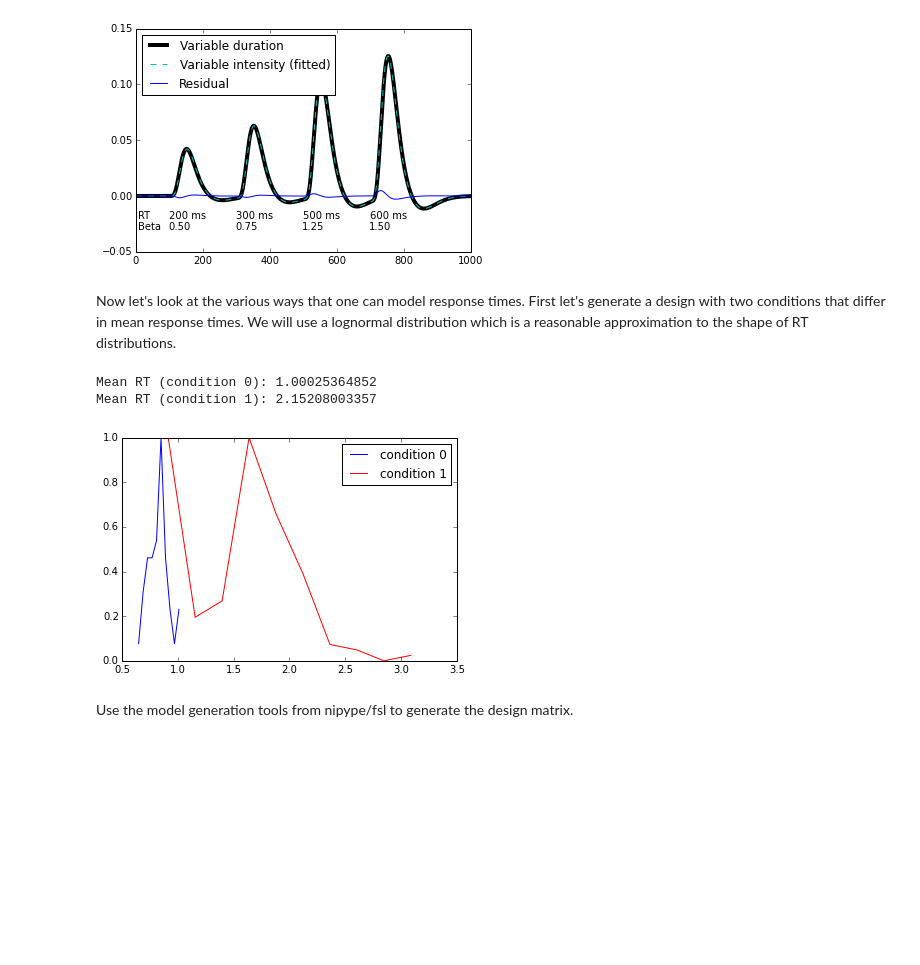
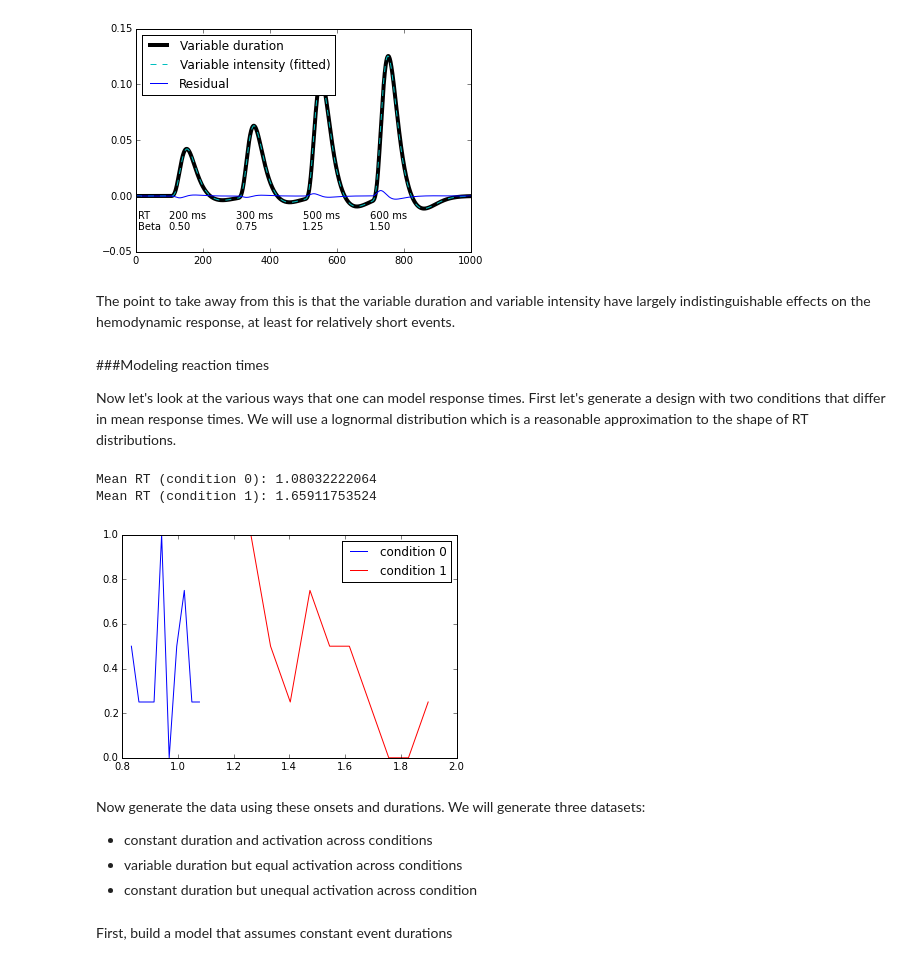
Before and after one commit to poldrack/fmri-analysis-vm, a Jupyter notebook: analysis/RTmodeling/RTmodeling.ipynb, the cells around one changed output. Drawn from its saved outputs; the diff is of its cells as text; code cells hidden in the pictures; blank space fills up the shorter version.

Commit message:
added modeling examples, working version

```diff
--- a/analysis/RTmodeling/RTmodeling.ipynb
+++ b/analysis/RTmodeling/RTmodeling.ipynb
@@ -80,38 +80,46 @@ plt.legend(['Variable duration','Variable intensity (fitted)','Residual'],
 # %% [output]
 <matplotlib.legend.Legend at 0x...>
 [figure]
+# %% [markdown]
+The point to take away from this is that the variable duration and variable intensity have largely indistinguishable effects on the hemodynamic response, at least for relatively short events.
 # %% [markdown]
+###Modeling reaction times
+
 Now let's look at the various ways that one can model response times. First let's generate a design with two conditions that differ in mean response times. We will use a lognormal distribution which is a reasonable approximation to the shape of RT distributions.
 # %%
 diff=0.5 # difference in RT across conditions
-ntrials=100 #  trials per condition
+ntrials=32 #  trials per condition
 condition=numpy.zeros(ntrials)
 condition[ntrials/2:]=1
-rt=numpy.hstack((numpy.random.lognormal(0.0,0.2,ntrials),
-                numpy.random.lognormal(diff,0.2,ntrials)))
+rt=numpy.zeros(len(condition))
+rt[condition==0]=numpy.random.lognormal(0.0,0.2,ntrials/2)
+rt[condition==1]=numpy.random.lognormal(diff,0.2,ntrials/2)
+
 #rt[:ntrials/2]+=rtdiff
-h1=numpy.histogram(rt[:ntrials/2])
+h1=numpy.histogram(rt[condition==0])
 plt.plot((h1[1][1:]+h1[1][:1])/2.0,h1[0]/float(numpy.max(h1[0])))
-h2=numpy.histogram(rt[ntrials/2:])
+h2=numpy.histogram(rt[condition==1])
 plt.plot((h2[1][1:]+h2[1][:1])/2.0,h2[0]/float(numpy.max(h2[0])),color='red')
-print 'Mean RT (condition 0):',numpy.mean(rt[:ntrials/2])
-print 'Mean RT (condition 1):',numpy.mean(rt[ntrials/2:])
+print 'Mean RT (condition 0):',numpy.mean(rt[condition==0])
+print 'Mean RT (condition 1):',numpy.mean(rt[condition==1])
 plt.legend(['condition 0','condition 1'])
 meanrt=numpy.mean(rt)
 
 # generate random onsets
 
-trial_length=6 # length of each trial, including ISI
+trial_length=16 # length of each trial, including ISI
 total_length=trial_length*ntrials
 randonsets=numpy.arange(0,total_length,trial_length)
+numpy.random.shuffle(randonsets)
 onsets=numpy.zeros(len(randonsets))
-onsets[:ntrials/2]=numpy.sort(randonsets[:ntrials/2])
-onsets[ntrials/2:]=numpy.sort(randonsets[ntrials/2:])
-
-numpy.random.shuffle(onsets)
+onsets[condition==0]=numpy.sort(randonsets[condition==0])
+onsets[condition==1]=numpy.sort(randonsets[condition==1])
 # %% [output]
-Mean RT (condition 0): 1.00025364852
-Mean RT (condition 1): 2.15208003357
+Mean RT (condition 0): 1.08032222064
+Mean RT (condition 1): 1.65911753524
-[figure, old version]
+[figure, new version]
-# %% [markdown]
-Use the model generation tools from nipype/fsl to generate the design matrix.
+# %% [markdown]
+Now generate the data using these onsets and durations. We will generate three datasets:
+* constant duration and activation across conditions
+* variable duration but equal activation across conditions
+* constant duration but unequal activation across condition
@@ -117,0 +155,2 @@ Use the model generation tools from nipype/fsl to generate the design matrix.
+# %% [markdown]
+First, build a model that assumes constant event durations
```
Also changed, not shown: parts of 15 cells of this notebook.
